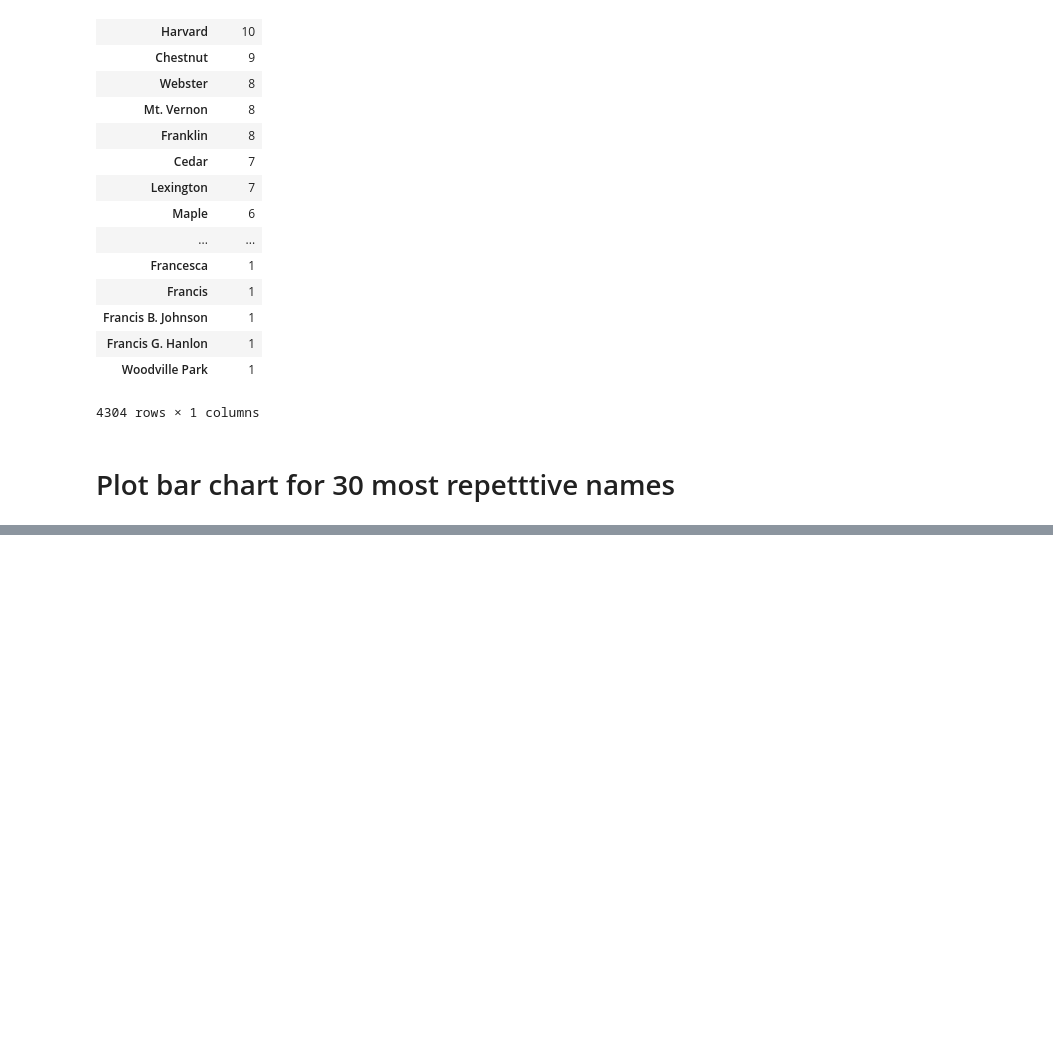
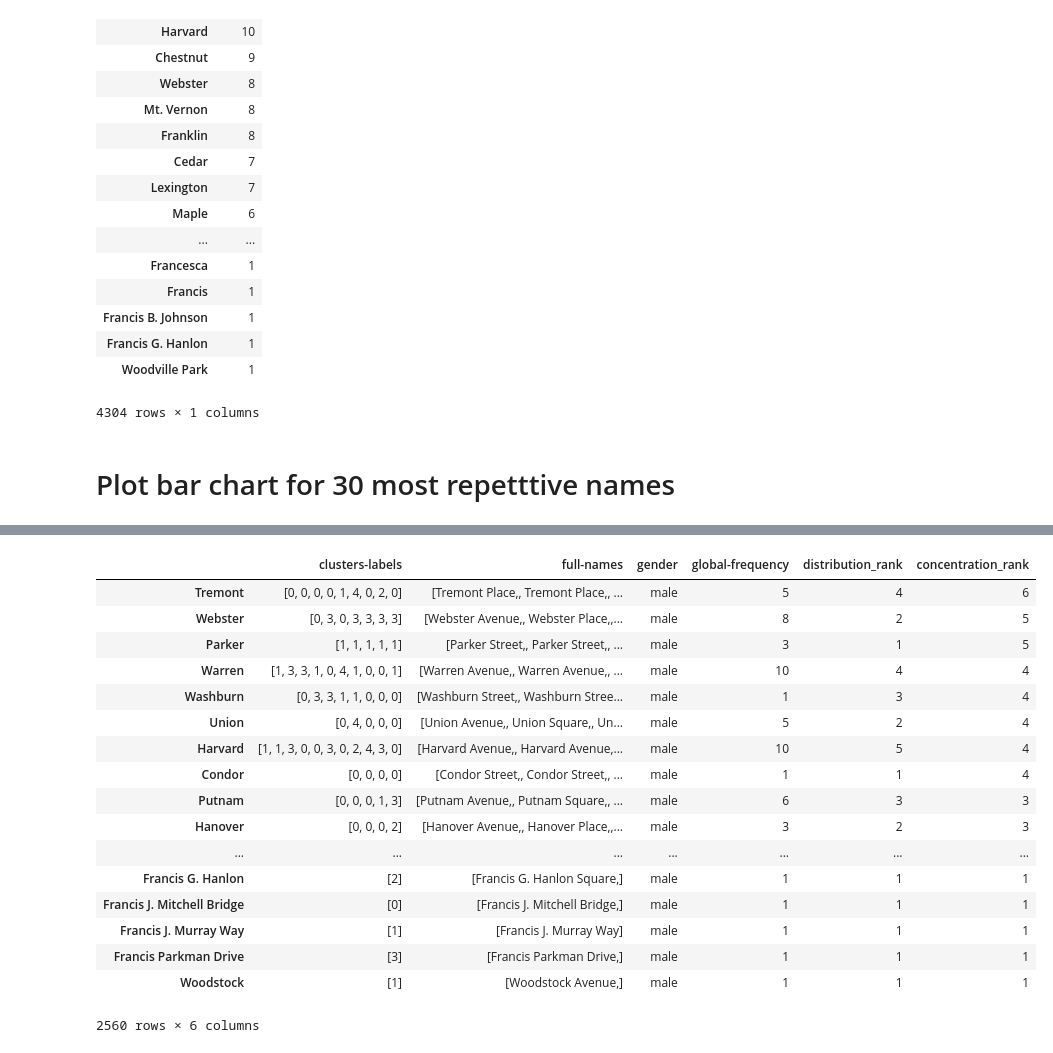
Before and after one commit to lliu42/506-project, a Jupyter notebook: Untitled.ipynb, the cells around one changed output, grey strips where cells are left out. Saved outputs shown, nothing was run; the diff lists cells and outputs as text; code cells hidden in the pictures; blank space fills up the shorter version.

```diff
--- a/Untitled.ipynb
+++ b/Untitled.ipynb
@@ -348,0 +431,78 @@ plt.legend(handles=create_patches(colors, list(set(top_hundred_names['street-nam
+# %%
+################################################################################################
+
+def get_most_repetetive_names(dataframe, num_streets):
+    dataframe['count'] = 1
+    groupedByStreetNames = dataframe.groupby(['street-name'], sort=False)['count'].sum().to_frame()
+    groupedByStreetNames = groupedByStreetNames.sort_values('count', ascending=False)
+    #groupedByStreetNames = groupedByStreetNames.head(num_streets)
+    count_dict = groupedByStreetNames.to_dict()
+    return count_dict['count']
+
+#####################################################################################################
+
+def get_clusters_dict(cluster_labels, dataframe, count_dict):
+    clusters_dict = {}
+    labels_index = 0
+    for index, row in main_df_merged_with_geo.iterrows():
+        key = row['street-name']
+        if key in clusters_dict:
+            clusters_dict[key]['clusters-labels'].append(cluster_labels[labels_index])
+            clusters_dict[key]['full-names'].append(row['full_name'])
+        else:
+            clusters_dict[key] = {}
+            clusters_dict[key]['clusters-labels'] =[]
+            clusters_dict[key]['clusters-labels'].append(cluster_labels[labels_index])
+            clusters_dict[key]['full-names'] =[]
+            clusters_dict[key]['full-names'].append(row['full_name'])
+            clusters_dict[key]['gender'] = row['gender']
+            clusters_dict[key]['global-frequency'] = count_dict[key]
+
+        labels_index += 1
+    return clusters_dict
+
+#######################################################################################################
+
+def get_distribution_rank(clusters_dict, num_clusters):
+    for street_name,clusters_labels in clusters_dict.items():
+        clusters_dict[street_name]['distribution_rank'] = len(set(clusters_dict[street_name]['clusters-labels']))
+        clusters_dict[street_name]['concentration_rank'] = get_max_clone_population(clusters_dict[street_name]['clusters-labels'], num_clusters)
+    return clusters_dict
+
+########################################################################################################
+
+def get_max_clone_population(cluster_labels, num_clusters):
+    clone_pop_dict = []
+    for i in range(0, num_clusters):
+        clone_pop_dict.append(0)
+    for elem in cluster_labels:
+        clone_pop_dict[elem] += 1
+    return max(clone_pop_dict)
+
+###########################################################################################################
+count_dict = get_most_repetetive_names(df, 10)
+clusters_dict = get_clusters_dict(labels, main_df_merged_with_geo, count_dict)
+clusters_dict = get_distribution_rank(clusters_dict, num_clusters)
+top_names_df = pd.DataFrame.from_dict(clusters_dict, orient='index')
+top_names_df = top_names_df.sort_values(by=['concentration_rank'], ascending=False)
+clone_list = top_names_df['concentration_rank'].tolist()
+top_names_df
+# %% [output]
+|  | clusters-labels | full-names | gender | global-frequency | distribution_rank | concentration_rank |
+| Tremont | [0, 0, 0, 0, 1, 4, 0, 2, 0] | [Tremont Place,, Tremont Place,, ... | male | 5 | 4 | 6 |
+| Webster | [0, 3, 0, 3, 3, 3, 3] | [Webster Avenue,, Webster Place,,... | male | 8 | 2 | 5 |
+| Parker | [1, 1, 1, 1, 1] | [Parker Street,, Parker Street,, ... | male | 3 | 1 | 5 |
+| Warren | [1, 3, 3, 1, 0, 4, 1, 0, 0, 1] | [Warren Avenue,, Warren Avenue,, ... | male | 10 | 4 | 4 |
+| Washburn | [0, 3, 3, 1, 1, 0, 0, 0] | [Washburn Street,, Washburn Stree... | male | 1 | 3 | 4 |
+| Union | [0, 4, 0, 0, 0] | [Union Avenue,, Union Square,, Un... | male | 5 | 2 | 4 |
+| Harvard | [1, 1, 3, 0, 0, 3, 0, 2, 4, 3, 0] | [Harvard Avenue,, Harvard Avenue,... | male | 10 | 5 | 4 |
+| Condor | [0, 0, 0, 0] | [Condor Street,, Condor Street,, ... | male | 1 | 1 | 4 |
+| Putnam | [0, 0, 0, 1, 3] | [Putnam Avenue,, Putnam Square,, ... | male | 6 | 3 | 3 |
+| Hanover | [0, 0, 0, 2] | [Hanover Avenue,, Hanover Place,,... | male | 3 | 2 | 3 |
+| ... | ... | ... | ... | ... | ... | ... |
+| Francis G. Hanlon | [2] | [Francis G. Hanlon Square,] | male | 1 | 1 | 1 |
+| Francis J. Mitchell Bridge | [0] | [Francis J. Mitchell Bridge,] | male | 1 | 1 | 1 |
+| Francis J. Murray Way | [1] | [Francis J. Murray Way] | male | 1 | 1 | 1 |
+| Francis Parkman Drive | [3] | [Francis Parkman Drive,] | male | 1 | 1 | 1 |
+| Woodstock | [1] | [Woodstock Avenue,] | male | 1 | 1 | 1 |
+2560 rows × 6 columns
```
Also changed, not shown: parts of 8 cells of this notebook.
